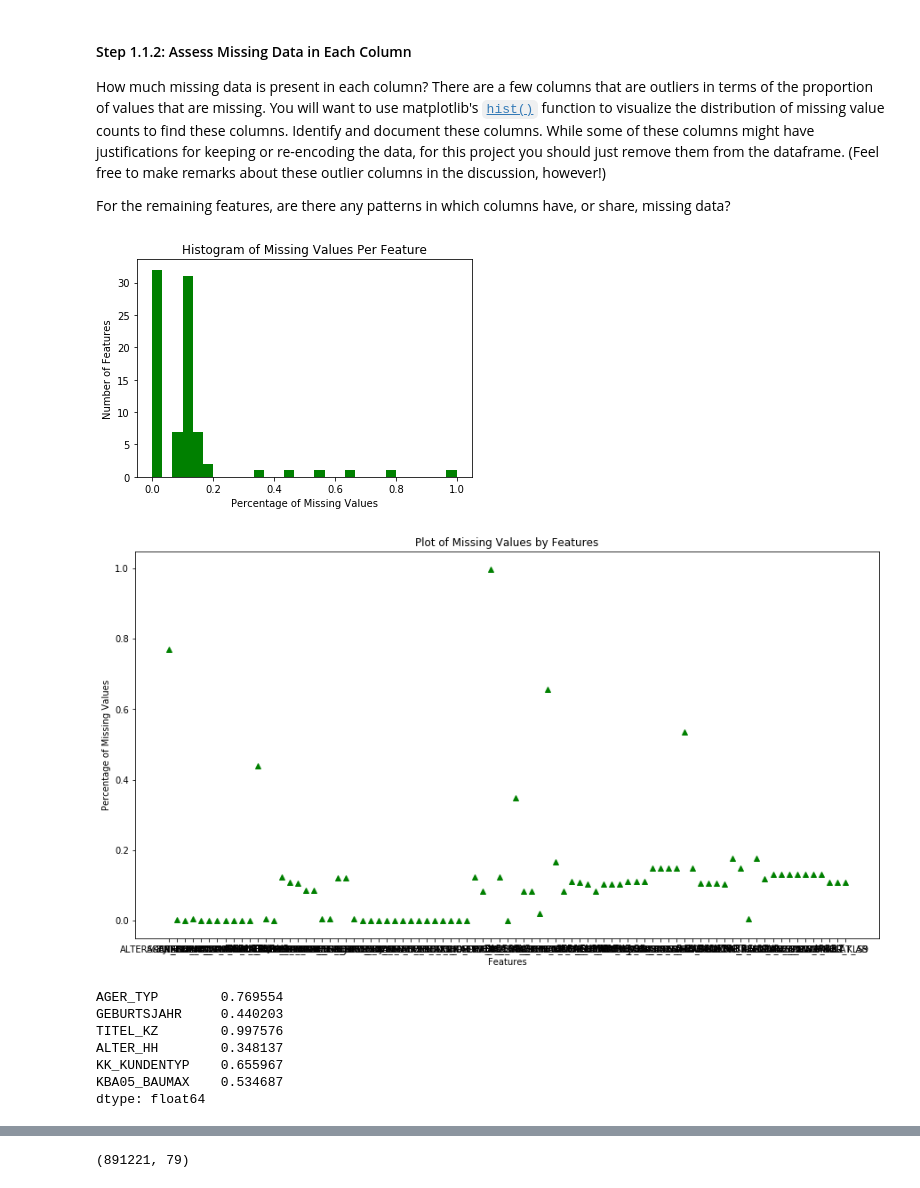
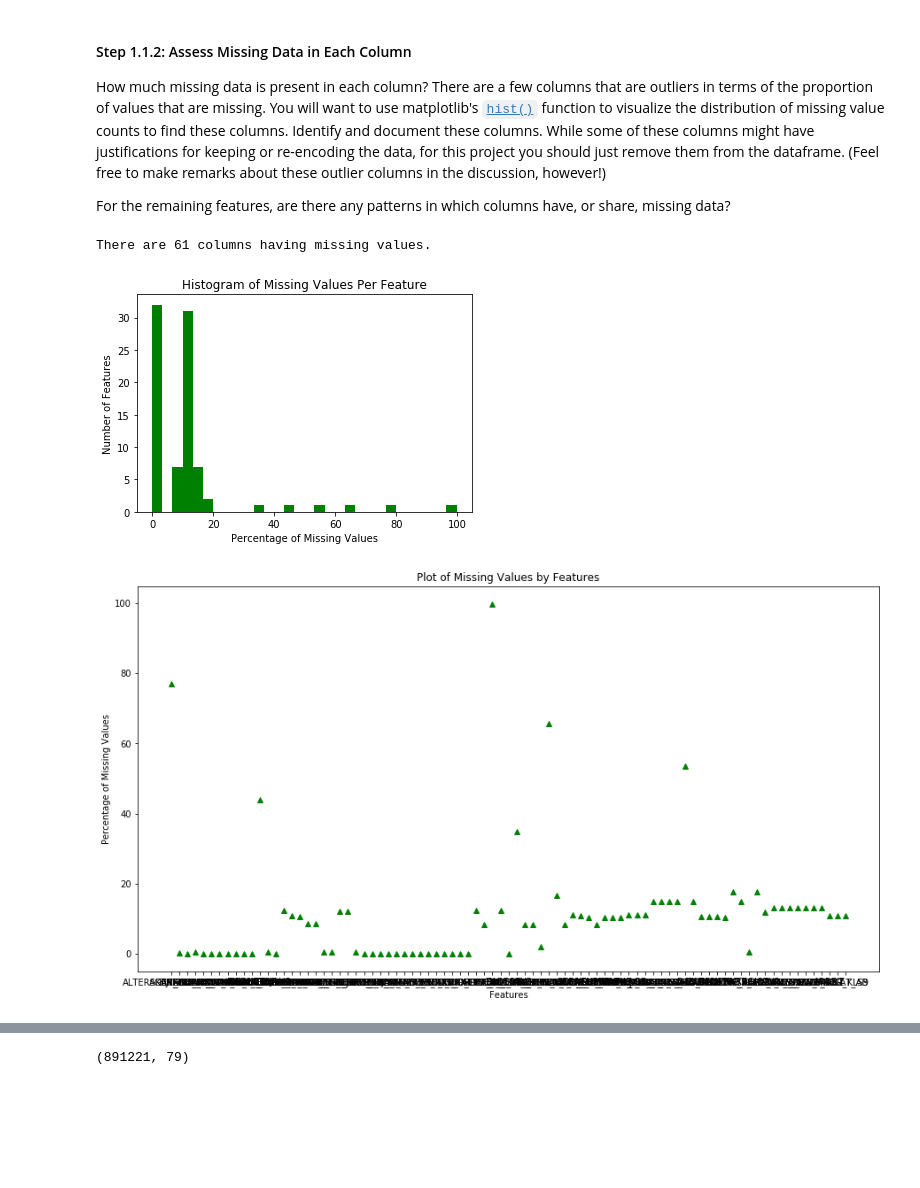
Before and after one commit to soniamehtaml/Udacity-Data-Scientist-Nanodegree, a Jupyter notebook: projects/p3-IdentifyCustomerSegments/Identify_Customer_Segments.ipynb, the cells around one changed output, grey strips where cells are left out. Cells and saved outputs as stored; diff of their text form; code cells hidden in the pictures; blank space fills up the shorter version.

```diff
--- a/projects/p3-IdentifyCustomerSegments/Identify_Customer_Segments.ipynb
+++ b/projects/p3-IdentifyCustomerSegments/Identify_Customer_Segments.ipynb
@@ -124,15 +159,17 @@ How much missing data is present in each column? There are a few columns that ar
 For the remaining features, are there any patterns in which columns have, or share, missing data?
 # %%
 # Perform an assessment of how much missing data there is in each column of the dataset.
-per_mis = all_mis_count/azdias.shape[0]
+per_mis = all_mis_count*100/azdias.shape[0]
+print('There are {} columns having missing values.'.format(len(per_mis[per_mis > 0])))
 
 plt.hist(per_mis, 30, facecolor='g')
 plt.xlabel('Percentage of Missing Values')
 plt.ylabel('Number of Features')
 plt.title('Histogram of Missing Values Per Feature')
 plt.show()
 # %% [output]
+There are 61 columns having missing values.
-[figure, old version]
+[figure, new version]
 # %%
 # Investigate patterns in the amount of missing data in each column.
 plt.figure(figsize=(15,8))
@@ -142,14 +179,4 @@ plt.ylabel('Percentage of Missing Values')
 plt.title('Plot of Missing Values by Features')
 plt.show()
 # %% [output]
-[figure, old version]
+[figure, new version]
-# %%
-per_mis[per_mis > per_mis.std() * 2]
-# %% [output]
-AGER_TYP        0.769554
-GEBURTSJAHR     0.440203
-TITEL_KZ        0.997576
-ALTER_HH        0.348137
-KK_KUNDENTYP    0.655967
-KBA05_BAUMAX    0.534687
-dtype: float64
```
Also changed, not shown: parts of 56 cells of this notebook, 1 other file.
